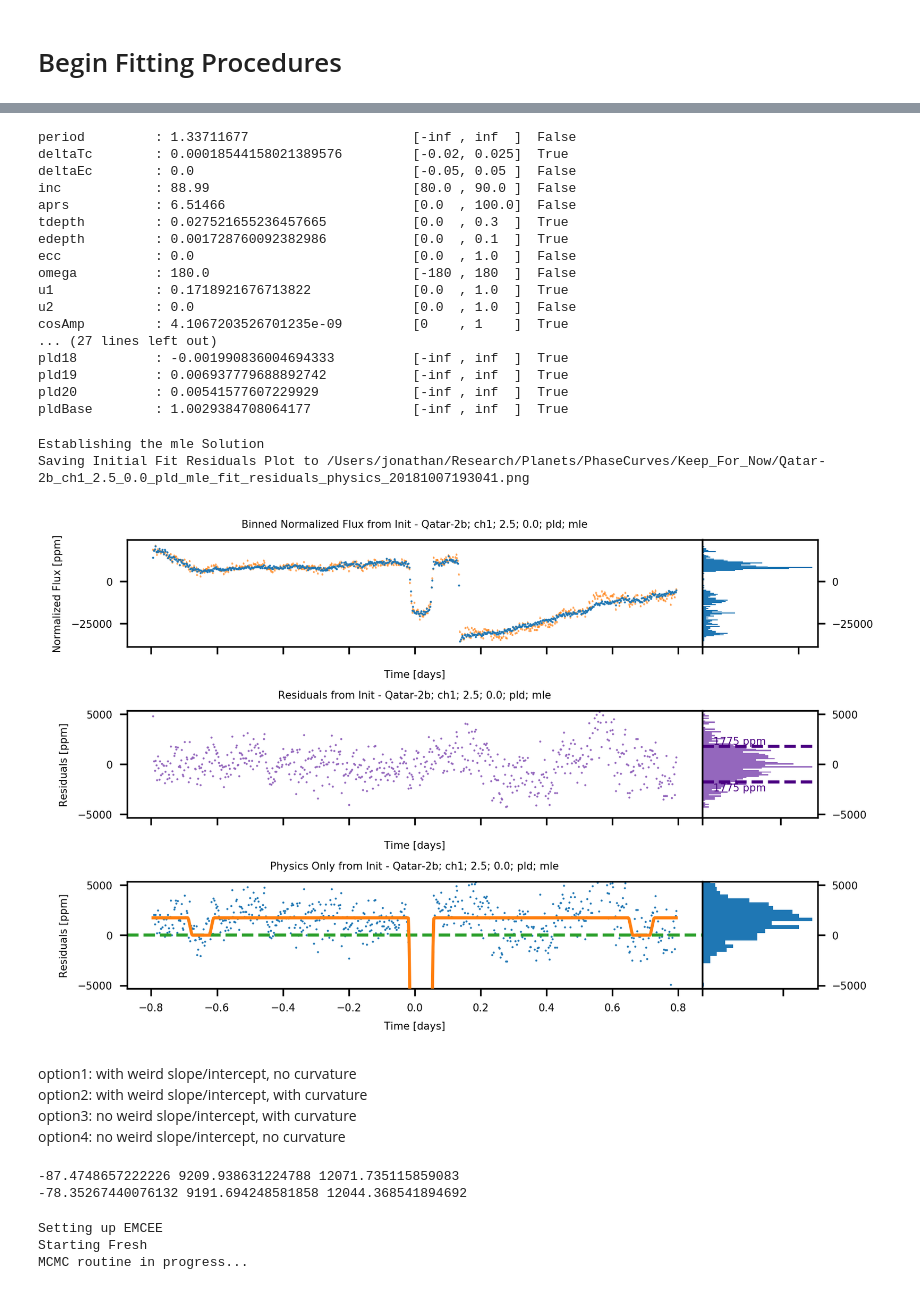
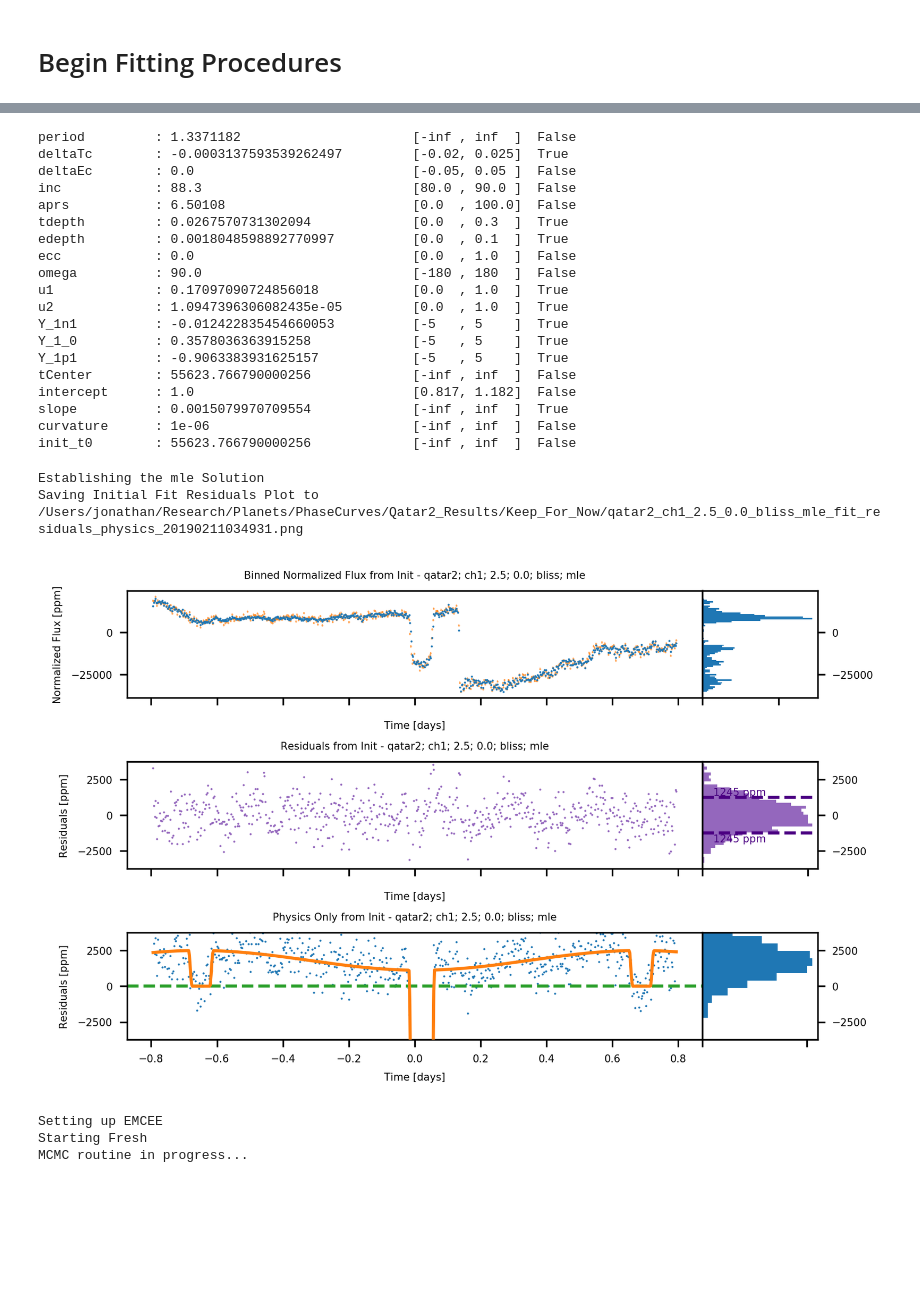
Before and after one commit to munozcar/SKYWALKER, a Jupyter notebook: Example_Spitzer_Phase_Curve_Analysis.ipynb, the cells around one changed output, grey strips where cells are left out. Saved outputs shown, nothing was run; the diff lists cells and outputs as text; code cells hidden in the pictures; blank space fills up the shorter version.

```diff
--- a/Example_Spitzer_Phase_Curve_Analysis.ipynb
+++ b/Example_Spitzer_Phase_Curve_Analysis.ipynb
@@ -86,7 +86,7 @@ varRad = 0.0
 base_dir = '/Users/jonathan/Research/Planets/PhaseCurves/Qatar2_Results/WandererOuput/'
 dataDir = base_dir + 'qatar2_full_output_for_pipeline_{}_{:.1f}_{:.1f}.joblib.save'.format(channel, staticRad, varRad)
 
-save_dir = '/Users/jonathan/Research/Planets/PhaseCurves/Keep_For_Now/'
+save_dir = '/Users/jonathan/Research/Planets/PhaseCurves/Qatar2_Results/Keep_For_Now/'
 
 x_bin_size = 0.01
 y_bin_size = 0.01
@@ -244,7 +244,8 @@ initialParams.add_many(
     ('tCenter', init_t0 , False),
     ('intercept', 1.00 , False, 1-np.std(fluxes)*nSig, 1+np.std(fluxes)*nSig),
     ('slope', 1e-4, True),
-    ('curvature', 1e-6 , False))
+    ('curvature', 1e-6 , False),
+    ('init_t0', planet_info.transit_time, False))
 
 if channel == 'ch1' and planet_name == 'Qatar-2b':
     print("Adding Weirdness")
@@ -363,6 +356,7 @@ partial_residuals  = partial(skywalker.residuals_func,
                              knots = knots,
                              nearIndices = nearIndices,
                              keep_inds = keep_inds,
+                             planet_info = planet_info,
                              ind_kdtree = ind_kdtree,
                              pld_intensities = pld_intensities,
                              method = method.lower(),
@@ -411,59 +405,51 @@ Saving MLE tp Qatar-2b_ch1_2.5_0.0_pld_mle_fit_residuals_physics_20181007193041.
 for val in fitResult.params.values(): print('{:15}: {:23}\t[{:5}, {:5}]\t{}'.format(val.name, str(val.value), str(val.min)[:5],
                                                                                     str(val.max)[:5], colored(val.vary, {False:'red', True:'green'}[val.vary])))
 # %% [output]
-period         : 1.33711677                     [-inf , inf  ]  False
-deltaTc        : 0.00018544158021389576         [-0.02, 0.025]  True
+period         : 1.3371182                      [-inf , inf  ]  False
+deltaTc        : -0.0003137593539262497         [-0.02, 0.025]  True
 deltaEc        : 0.0                            [-0.05, 0.05 ]  False
-inc            : 88.99                          [80.0 , 90.0 ]  False
-aprs           : 6.51466                        [0.0  , 100.0]  False
-tdepth         : 0.027521655236457665           [0.0  , 0.3  ]  True
-edepth         : 0.001728760092382986           [0.0  , 0.1  ]  True
+inc            : 88.3                           [80.0 , 90.0 ]  False
+aprs           : 6.50108                        [0.0  , 100.0]  False
+tdepth         : 0.0267570731302094             [0.0  , 0.3  ]  True
+edepth         : 0.0018048598892770997          [0.0  , 0.1  ]  True
 ecc            : 0.0                            [0.0  , 1.0  ]  False
-omega          : 180.0                          [-180 , 180  ]  False
-u1             : 0.1718921676713822             [0.0  , 1.0  ]  True
-u2             : 0.0                            [0.0  , 1.0  ]  False
-cosAmp         : 4.1067203526701235e-09         [0    , 1    ]  True
-... (27 lines left out)
-pld18          : -0.001990836004694333          [-inf , inf  ]  True
-pld19          : 0.006937779688892742           [-inf , inf  ]  True
-pld20          : 0.00541577607229929            [-inf , inf  ]  True
-pldBase        : 1.0029384708064177             [-inf , inf  ]  True
+omega          : 90.0                           [-180 , 180  ]  False
+u1             : 0.17097090724856018            [0.0  , 1.0  ]  True
+u2             : 1.0947396306082435e-05         [0.0  , 1.0  ]  True
+Y_1n1          : -0.012422835454660053          [-5   , 5    ]  True
+Y_1_0          : 0.3578036363915258             [-5   , 5    ]  True
+Y_1p1          : -0.9063383931625157            [-5   , 5    ]  True
+tCenter        : 55623.766790000256             [-inf , inf  ]  False
+intercept      : 1.0                            [0.817, 1.182]  False
+slope          : 0.0015079970709554             [-inf , inf  ]  True
+curvature      : 1e-06                          [-inf , inf  ]  False
+init_t0        : 55623.766790000256             [-inf , inf  ]  False
 # %%
 mle_model_set = skywalker.generate_best_fit_solution(   model_params = fitResult.params,
                                                     times = times,
                                                     xcenters = xcenters,
                                                     ycenters = ycenters,
                                                     fluxes = fluxes,
                                                     knots = knots,
                                                     keep_inds = keep_inds,
+                                                    planet_info = planet_info,
                                                     method = method,
                                                     nearIndices = nearIndices,
                                                     ind_kdtree = ind_kdtree,
                                                     gw_kdtree = gw_kdtree,
                                                     pld_intensities = pld_intensities,
                                                     x_bin_size = x_bin_size,
                                                     y_bin_size = y_bin_size,
                                                     eclipse_option = 'trapezoid')
 
 bin_size = 100
 plot_fit_residuals_physics(times, fluxes, flux_errs, mle_model_set, plot_name='mle', planet_name=planet_name,
                            channel=channel, staticRad=staticRad, varRad=varRad, method=method, bin_size=bin_size,
                            markersize=2,time_stamp=time_stamp, save_now=True, save_dir=save_dir)
 # %% [output]
 Establishing the mle Solution
-Saving Initial Fit Residuals Plot to /Users/jonathan/Research/Planets/PhaseCurves/Keep_For_Now/Qatar-2b_ch1_2.5_0.0_pld_mle_fit_residuals_physics_20181007193041.png
+Saving Initial Fit Residuals Plot to /Users/jonathan/Research/Planets/PhaseCurves/Qatar2_Results/Keep_For_Now/qatar2_ch1_2.5_0.0_bliss_mle_fit_residuals_physics_20190211034931.png
-[figure, old version]
+[figure, new version]
-# %% [markdown]
-option1: with weird slope/intercept, no curvature
-option2: with weird slope/intercept, with curvature
-option3: no weird slope/intercept, with curvature
-option4: no weird slope/intercept, no curvature
-# %%
-print(aic2 - aic1, aic3 - aic1, aic4 - aic1)
-print(bic2 - bic1, bic3 - bic1, bic4 - bic1)
-# %% [output]
--87.4748657222226 9209.938631224788 12071.735115859083
--78.35267440076132 9191.694248581858 12044.368541894692
 # %%
 nSig = 10
 do_mcmc = True
```
Also changed, not shown: parts of 6 cells of this notebook, 1 other file.
